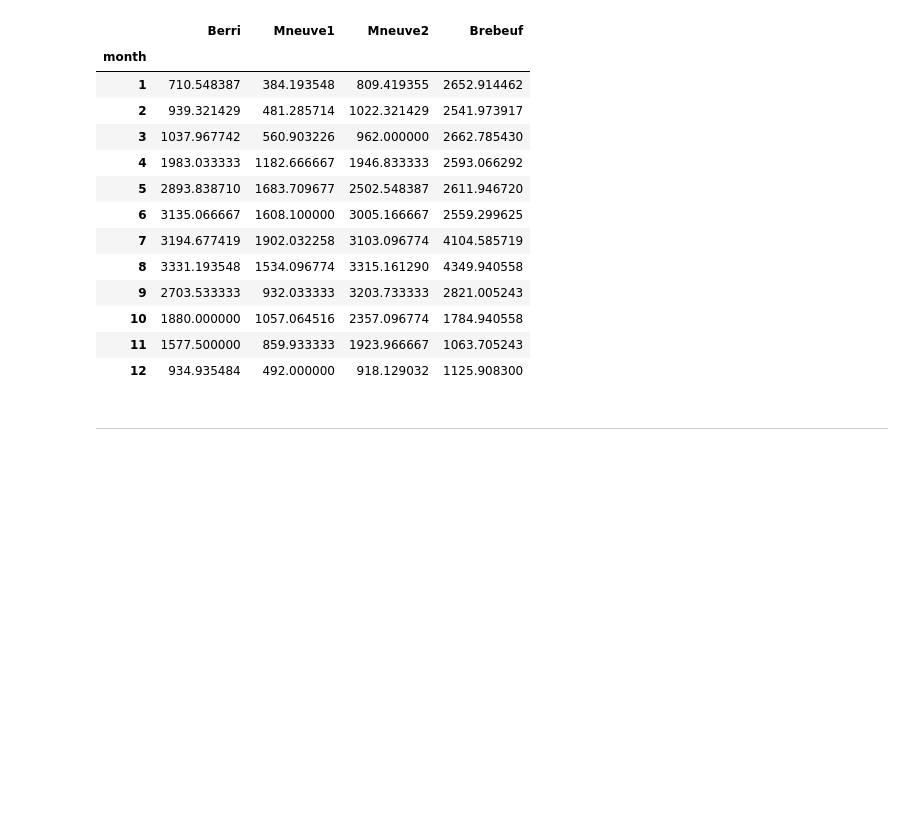
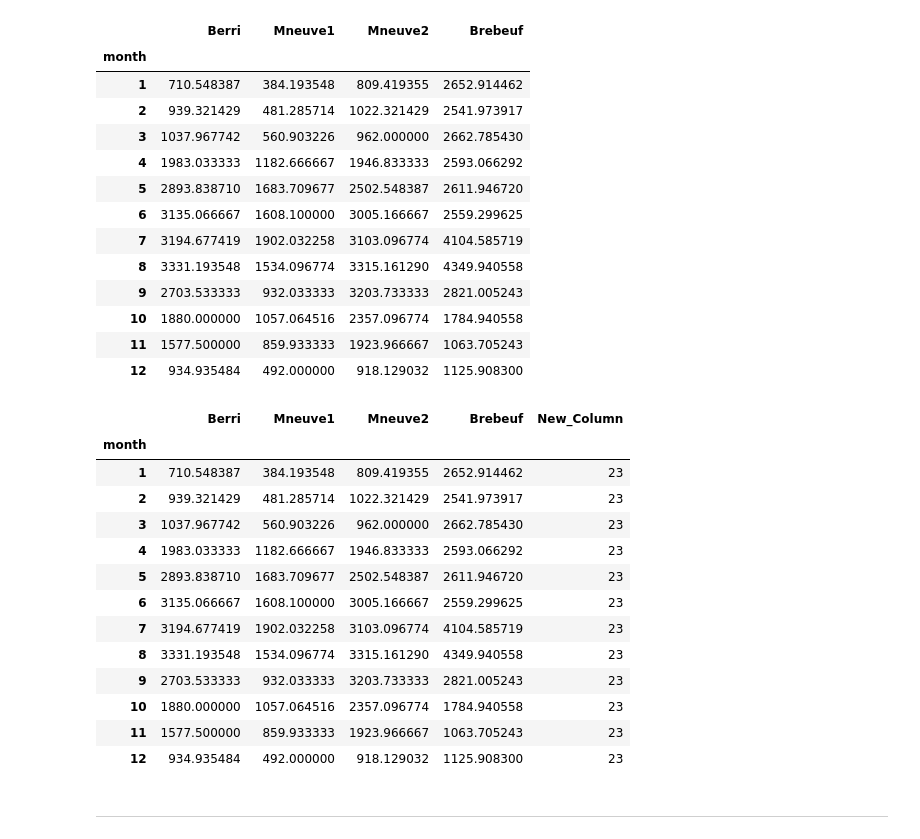
Before and after one commit to kevinmaiden7/Python_for_Data_Science, a Jupyter notebook: 6_Pandas.ipynb, the cells around one changed output. Drawn from its saved outputs; the diff is of its cells as text; code cells hidden in the pictures; blank space fills up the shorter version.

```diff
--- a/6_Pandas.ipynb
+++ b/6_Pandas.ipynb
@@ -922,6 +944,24 @@ dataset
 | 10 | 1880.000000 | 1057.064516 | 2357.096774 | 1784.940558 |
 | 11 | 1577.500000 | 859.933333 | 1923.966667 | 1063.705243 |
 | 12 | 934.935484 | 492.000000 | 918.129032 | 1125.908300 |
+# %%
+dataset["New_Column"] = 23
+dataset
+# %% [output]
+|  | Berri | Mneuve1 | Mneuve2 | Brebeuf | New_Column |
+| month |  |  |  |  |  |
+| 1 | 710.548387 | 384.193548 | 809.419355 | 2652.914462 | 23 |
+| 2 | 939.321429 | 481.285714 | 1022.321429 | 2541.973917 | 23 |
+| 3 | 1037.967742 | 560.903226 | 962.000000 | 2662.785430 | 23 |
+| 4 | 1983.033333 | 1182.666667 | 1946.833333 | 2593.066292 | 23 |
+| 5 | 2893.838710 | 1683.709677 | 2502.548387 | 2611.946720 | 23 |
+| 6 | 3135.066667 | 1608.100000 | 3005.166667 | 2559.299625 | 23 |
+| 7 | 3194.677419 | 1902.032258 | 3103.096774 | 4104.585719 | 23 |
+| 8 | 3331.193548 | 1534.096774 | 3315.161290 | 4349.940558 | 23 |
+| 9 | 2703.533333 | 932.033333 | 3203.733333 | 2821.005243 | 23 |
+| 10 | 1880.000000 | 1057.064516 | 2357.096774 | 1784.940558 | 23 |
+| 11 | 1577.500000 | 859.933333 | 1923.966667 | 1063.705243 | 23 |
+| 12 | 934.935484 | 492.000000 | 918.129032 | 1125.908300 | 23 |
 # %% [markdown]
 ---
 # %%
```
Also changed, not shown: parts of 7 cells of this notebook.
